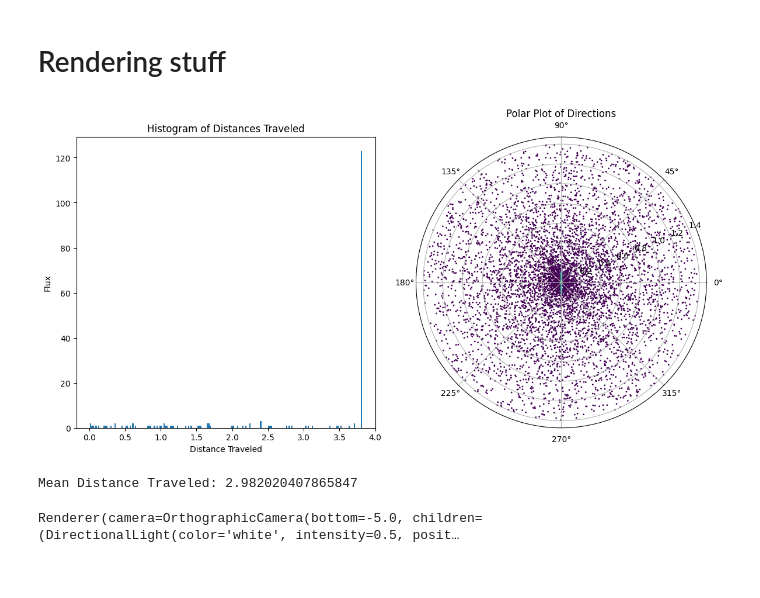
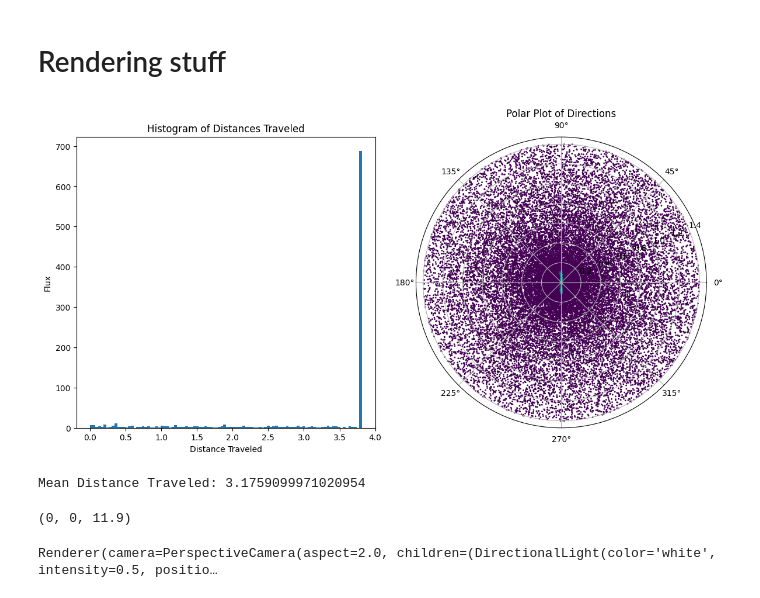
Before and after one commit to KGL8/Code-for-Lab, a Jupyter notebook: photon_through_deuteron_target.ipynb, the cells around one changed output. Drawn from its saved outputs; the diff is of its cells as text; code cells hidden in the pictures.

```diff
--- a/photon_through_deuteron_target.ipynb
+++ b/photon_through_deuteron_target.ipynb
@@ -220,8 +220,8 @@ box_max = np.array([width / 2, height / 2, depth + origin])                 # ma
 phi_max = np.arccos(origin / (np.sqrt(width**2/4+height**2/4+origin**2)))   # maximum polar coordinate along target box
 # %%
 # params for histogram
-samples = 20000                                                             # number of rays tried
-bins = 200                                                                  # number of bins for successful rays to land in
+samples = 100000                                                            # number of rays tried
+bins = 100                                                                  # number of bins for successful rays to land in
 # %% [markdown]
 # Rendering stuff
 # %%
@@ -250,37 +250,38 @@ for i in range(samples):
 # %%
 # Plot histogram
 plt.figure(figsize=(12, 6))
 
 plt.subplot(1, 2, 1)
 plt.hist(data, bins=bins)
 plt.xlabel('Distance Traveled')
 plt.ylabel('Flux')
 plt.title('Histogram of Distances Traveled')
 
 norm = colors.Normalize(vmin=0, vmax=7.3)
 cmap = cm.viridis
 
 point_colors = cmap(norm(data_w_misses))
 
 # Plot polar coordinates
 plt.subplot(1, 2, 2, projection='polar')
-plt.scatter(np.array(theta_values_w), np.array(phi_values_w), s=1, c=point_colors)
+plt.scatter(np.array(theta_values_w), np.array(np.mod(phi_values_w,2*np.pi)), s=1, c=point_colors)
 plt.title('Polar Plot of Directions')
 
 plt.tight_layout()
 plt.show()
 
 # Print mean of the data
 print("Mean Distance Traveled:", np.mean(data))
 # %% [output]
-[figure, old version]
+[figure, new version]
-Mean Distance Traveled: 2.982020407865847
+Mean Distance Traveled: 3.1759099971020954
 # %%
 # UI rendering
 target_box = box(width, height, depth, (0, 0, depth / 2 + origin), 'red', '#ff7070', [0,0,0])
-d_90 = box(width_d, height_d, depth_d, (-20*100*np.sin(90), 0, depth / 2 + origin - 20*100*np.cos(90)), 'green', '#69f069', [0,0,0])        # these three still broken
-d_135 = box(width_d, height_d, depth_d, (-20*100*np.sin(135), 0, depth / 2 + origin - 20*100*np.cos(135)), '#645cf2', '#9f9af5', [0,90,0])  # these three still broken
-d_155 = box(width_d, height_d, depth_d, (-20*100*np.sin(155), 0, depth / 2 + origin - 20*100*np.cos(155)), '#fac516', '#fadc7a', [0,90,0])  # these three still broken
+print((0, 0, depth / 2 + origin))
+d_90 = box(width_d, height_d, depth_d, (-20*100*np.sin(np.deg2rad(90)), 0, depth / 2 + origin - 20*100*np.cos(np.deg2rad(90))), 'green', '#69f069', [0,0,0])        # still need to fix rotation
+d_135 = box(width_d, height_d, depth_d, (-20*100*np.sin(np.deg2rad(135)), 0, depth / 2 + origin - 20*100*np.cos(np.deg2rad(135))), '#645cf2', '#9f9af5', [0,0,0])  # still need to fix rotation
+d_155 = box(width_d, height_d, depth_d, (-12.8*100*np.sin(np.deg2rad(155)), 0, depth / 2 + origin - 12.8*100*np.cos(np.deg2rad(155))), '#fac516', '#fadc7a', [0,90,0])  # still need to fix rotation
 
 ray1 = ray(np.array([0, 0, 0]), neutron_path[0], 1, 'yellow')
 ray2 = ray(neutron_path[0], neutron_path[0]+neutron_path[1], 1, 'white')
@@ -300,28 +301,11 @@ lights = [
 for light in lights:
     scene.add(light)
 
-# Define the bounds of the orthographic camera's view volume
-left = -5
-right = 5
-top = 5
-bottom = -5
-near = 0.1
-far = 10000
-
 # Create an OrthographicCamera with the correct bounds
-camera = OrthographicCamera(
-    left=left,
-    right=right,
-    top=top,
-    bottom=bottom,
-    near=near,
-    far=far,
-    position=[10, 10, 10],
-    up=[0, 1, 0],
-    children=[DirectionalLight(color='white', position=[3, 5, 1], intensity=0.5)]
-)
+camera = PerspectiveCamera(position=[10, 10, 10], up=[0, 1, 0], aspect=2, far=20000, children=[DirectionalLight(color='white', position=[3, 5, 1], intensity=0.5)])
 
 # Display the scene with the OrthographicCamera
-display(Renderer(camera=camera, scene=scene, controls=[OrbitControls(controlling=camera)], antialias=True, width=1000, height=523))
+display(Renderer(camera=camera, scene=scene, controls=[OrbitControls(controlling=camera)], antialias=True, width=1000, height=500))
 # %% [output]
-Renderer(camera=OrthographicCamera(bottom=-5.0, children=(DirectionalLight(color='white', intensity=0.5, posit…
+(0, 0, 11.9)
+Renderer(camera=PerspectiveCamera(aspect=2.0, children=(DirectionalLight(color='white', intensity=0.5, positio…
```
